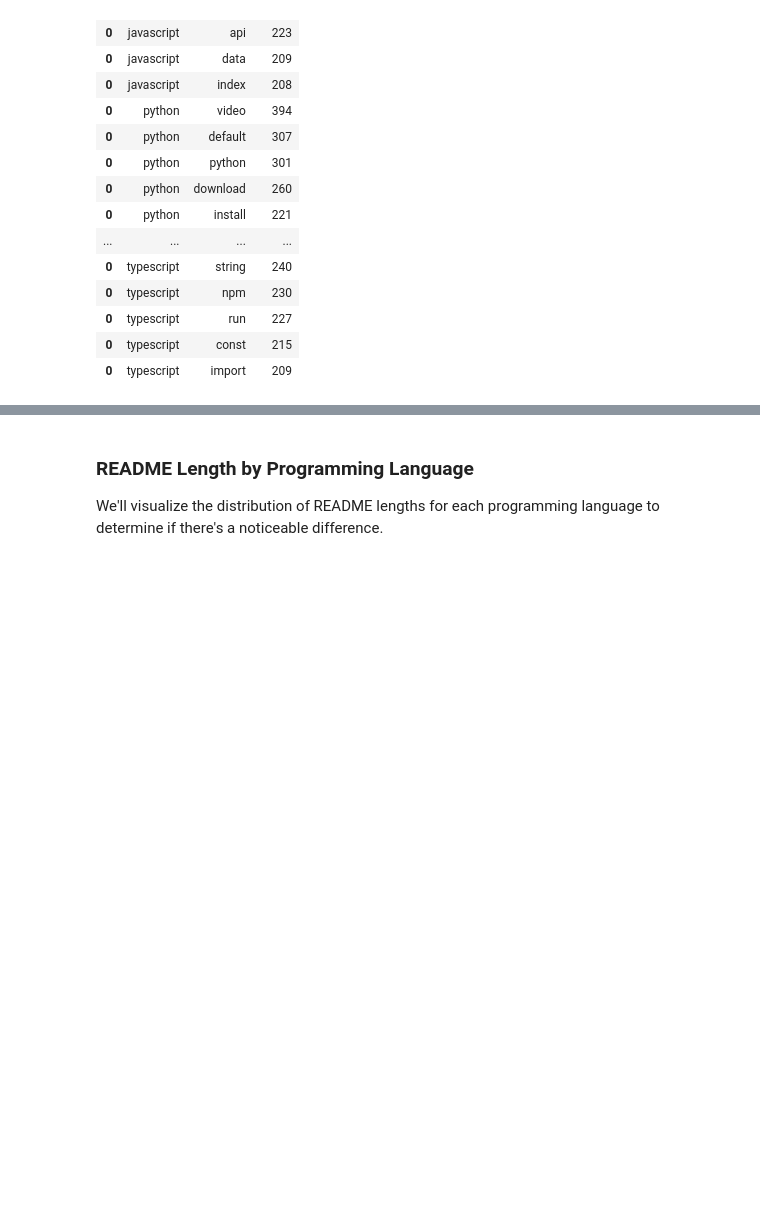
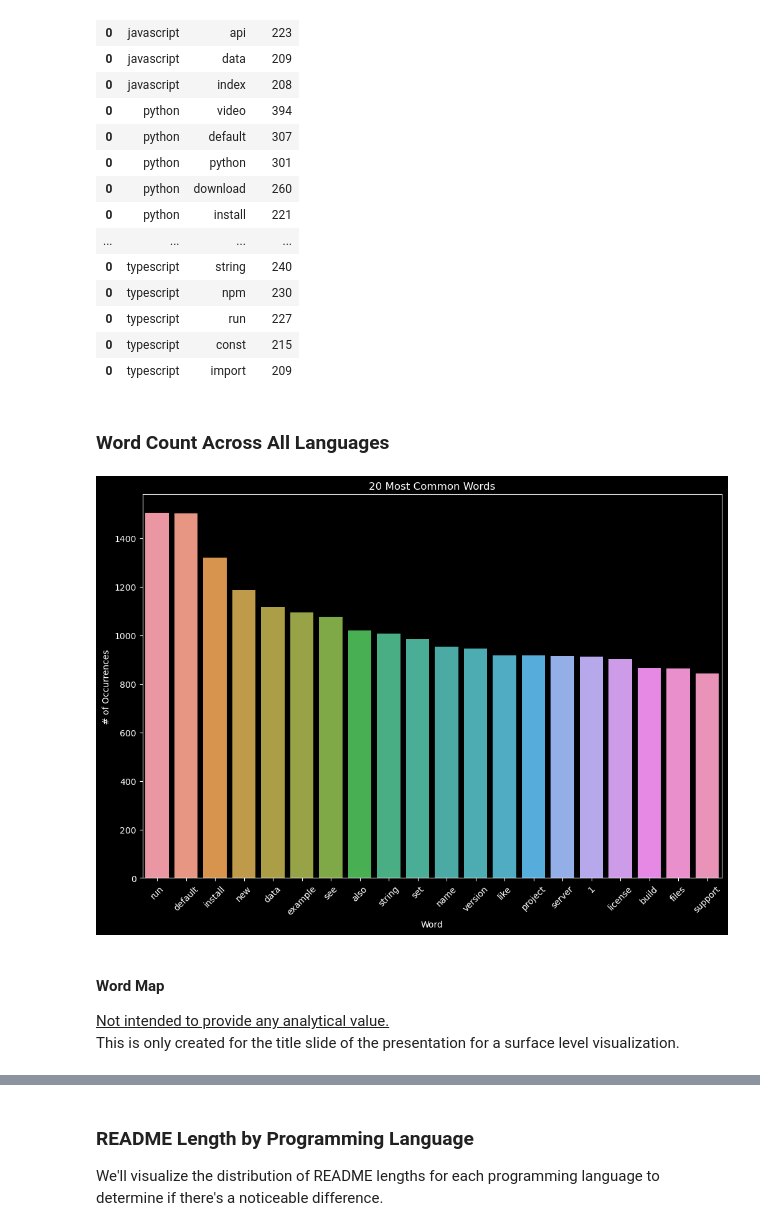
Before and after one commit to Zacharia-Schmitz/nlp_project, a Jupyter notebook: final_draft2.ipynb, the cells around one changed output, grey strips where cells are left out. Saved outputs shown, nothing was run; the diff lists cells and outputs as text; code cells hidden in the pictures; blank space fills up the shorter version.

```diff
--- a/final_draft2.ipynb
+++ b/final_draft2.ipynb
@@ -394,3 +389,5 @@ w.get_common_words(df, plot=True)
 | 0 | typescript | run | 227 |
 | 0 | typescript | const | 215 |
 | 0 | typescript | import | 209 |
+# %% [markdown]
+### Word Count Across All Languages
@@ -396,0 +402,29 @@ w.get_common_words(df, plot=True)
+# %%
+# Plot sorted_words on a word map
+
+import matplotlib.pyplot as plt
+import seaborn as sns
+
+all_readmes = ' '.join(df['preprocessed_readme'])
+all_words = re.findall(r'\w+', all_readmes.lower())
+word_counts = Counter(all_words)
+sorted_words = sorted(word_counts.items(), key=lambda x: x[1], reverse=True)
+
+top_20 = sorted_words[:20]
+top_20_words = [word[0] for word in top_20]
+top_20_counts = [count[1] for count in top_20]
+
+plt.figure(figsize=(12, 8))
+sns.barplot(x=top_20_words, y=top_20_counts)
+plt.title('20 Most Common Words')
+plt.xlabel('Word')
+plt.ylabel('# of Occurrences')
+plt.xticks(rotation=45)
+plt.show()
+# %% [output]
+[figure, added]
+# %% [markdown]
+#### Word Map
+
+<u>Not intended to provide any analytical value.</u><br>
+This is only created for the title slide of the presentation for a surface level visualization.
```
Also changed, not shown: parts of 10 cells of this notebook, 2 other files.
